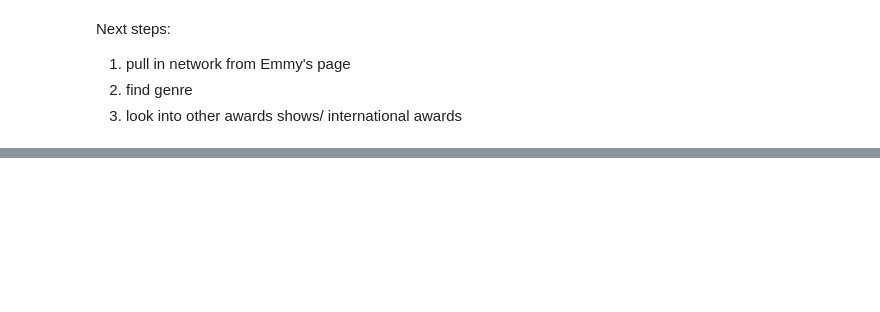
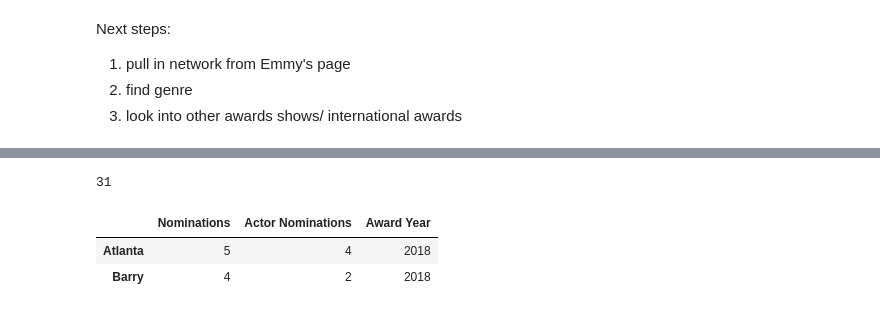
Before and after one commit to drrausch/Creating_Successful_Video_Content, a Jupyter notebook: WebscrapingPhase1.ipynb, the cells around one changed output, grey strips where cells are left out. Saved outputs shown, nothing was run; the diff lists cells and outputs as text; code cells hidden in the pictures; blank space fills up the shorter version.

```diff
--- a/WebscrapingPhase1.ipynb
+++ b/WebscrapingPhase1.ipynb
@@ -214,0 +340,12 @@ Next steps:
+# %%
+joined_df_2018 = df2018.join(df_2018_1,how='outer')
+len(joined_df_2018)
+# %% [output]
+31
+# %%
+joined_df_2018['Award Year'] = '2018'
+joined_df_2018.head(2)
+# %% [output]
+|  | Nominations | Actor Nominations | Award Year |
+| Atlanta | 5 | 4 | 2018 |
+| Barry | 4 | 2 | 2018 |
```
Also changed, not shown: parts of 80 cells of this notebook.
